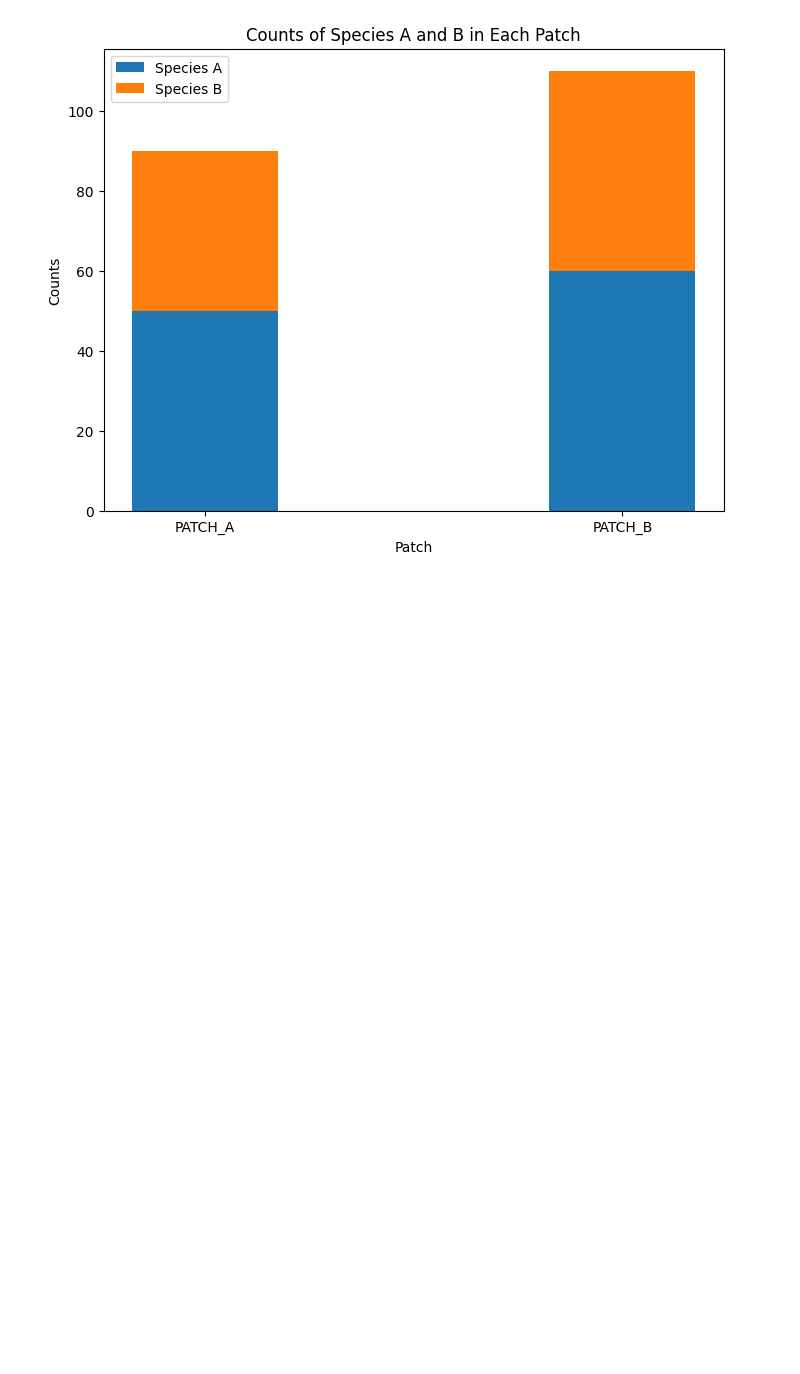
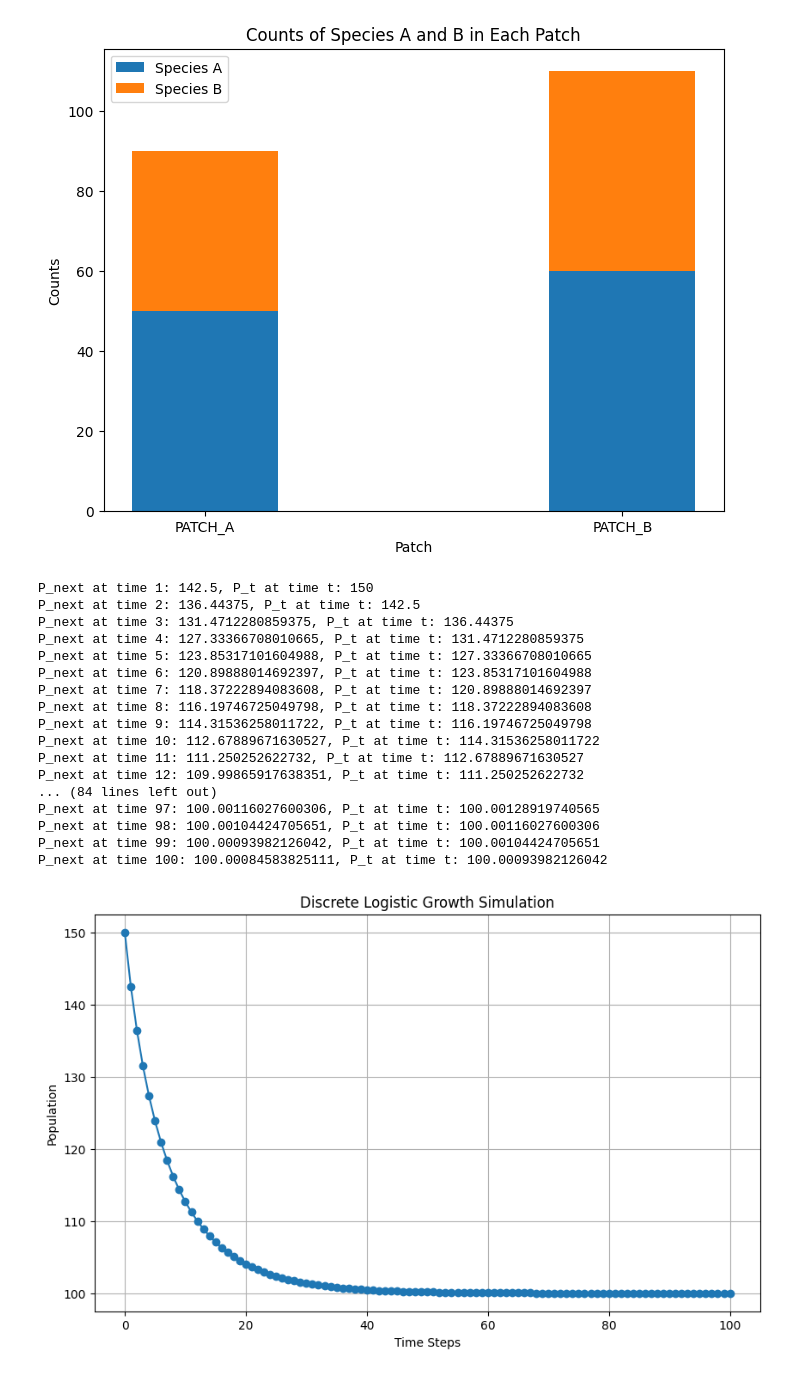
Before and after one commit to Kokkonut-case/Akilan_Reproductive_Interference_Evolution, a Jupyter notebook: test_codes.ipynb, the cells around one changed output. Saved outputs shown, nothing was run; the diff lists cells and outputs as text; code cells hidden in the pictures; blank space fills up the shorter version.

```diff
--- a/test_codes.ipynb
+++ b/test_codes.ipynb
@@ -1061,3 +1061,52 @@ plt.show()
 # %%
 
 individual_patch_1 = Individual(species= np.random.choice["A", "B"], sex='female' if random.random() < parameters_instance.sex_ratio else 'male', size=np.random.normal(parameters_instance.mean_size_A, parameters_instance.std_dev))
+# %%
+import matplotlib.pyplot as plt
+
+def logistic_growth(P0, r, K, time_steps):
+    populations = [P0]
+    for t in range(1, time_steps + 1):
+        P_t = populations[-1]
+        P_next = P_t * (1 + r * (1 - P_t / K))
+        print(f'P_next at time {t}: {P_next}, P_t at time t: {P_t}')
+        populations.append(P_next)
+    return populations
+
+
+# Parameters
+P0 = 150   # Initial population
+r = 0.1   # Growth rate
+K = 100   # Carrying capacity
+time_steps = 100  # Number of time steps
+
+# Simulation
+populations = logistic_growth(P0, r, K, time_steps)
+
+# Plotting
+plt.figure(figsize=(10, 6))
+plt.plot(range(time_steps + 1), populations, marker='o')
+plt.title('Discrete Logistic Growth Simulation')
+plt.xlabel('Time Steps')
+plt.ylabel('Population')
+plt.grid(True)
+plt.show()
+# %% [output]
+P_next at time 1: 142.5, P_t at time t: 150
+P_next at time 2: 136.44375, P_t at time t: 142.5
+P_next at time 3: 131.4712280859375, P_t at time t: 136.44375
+P_next at time 4: 127.33366708010665, P_t at time t: 131.4712280859375
+P_next at time 5: 123.85317101604988, P_t at time t: 127.33366708010665
+P_next at time 6: 120.89888014692397, P_t at time t: 123.85317101604988
+P_next at time 7: 118.37222894083608, P_t at time t: 120.89888014692397
+P_next at time 8: 116.19746725049798, P_t at time t: 118.37222894083608
+P_next at time 9: 114.31536258011722, P_t at time t: 116.19746725049798
+P_next at time 10: 112.67889671630527, P_t at time t: 114.31536258011722
+P_next at time 11: 111.250252622732, P_t at time t: 112.67889671630527
+P_next at time 12: 109.99865917638351, P_t at time t: 111.250252622732
+... (84 lines left out)
+P_next at time 97: 100.00116027600306, P_t at time t: 100.00128919740565
+P_next at time 98: 100.00104424705651, P_t at time t: 100.00116027600306
+P_next at time 99: 100.00093982126042, P_t at time t: 100.00104424705651
+P_next at time 100: 100.00084583825111, P_t at time t: 100.00093982126042
+[figure, added]
```
Also changed, not shown: 2 other files.
